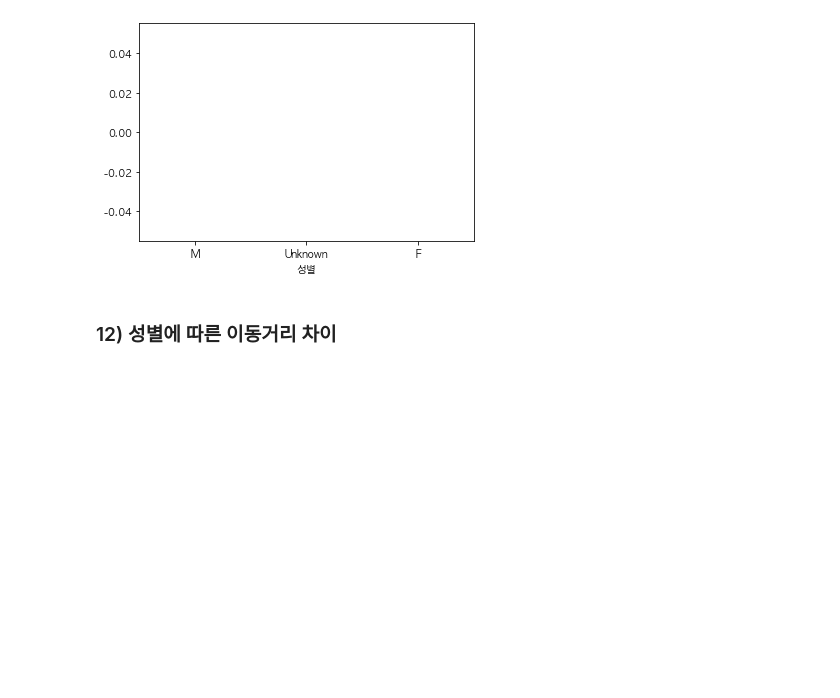
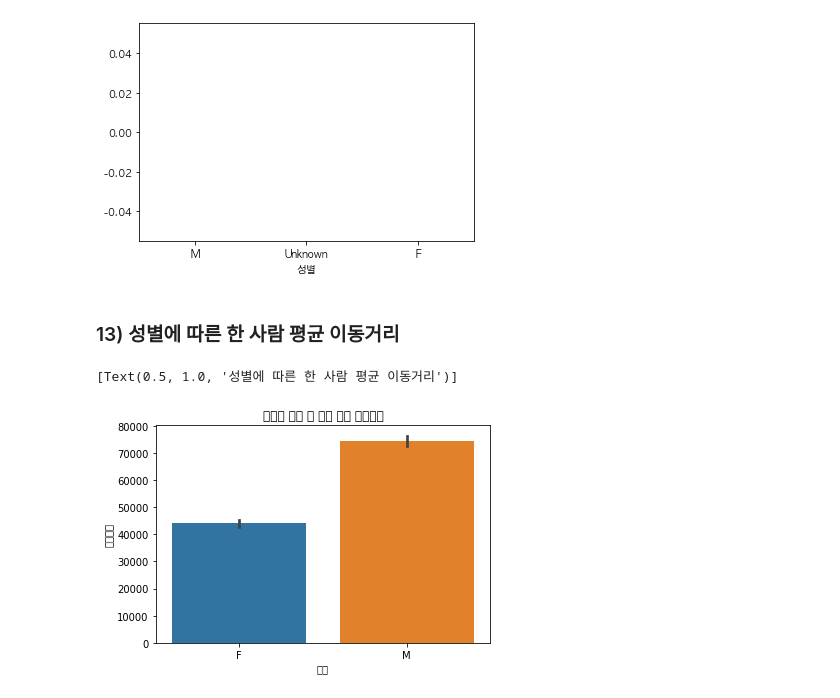
Before and after one commit to jinubot07/LikeLion_13th_DataCourse, a Jupyter notebook: 08_PRJ_team_project/Team_PRJ[MAC].ipynb, the cells around one changed output. Saved outputs shown, nothing was run; the diff lists cells and outputs as text; code cells hidden in the pictures; blank space fills up the shorter version.

```diff
--- a/08_PRJ_team_project/Team_PRJ[MAC].ipynb
+++ b/08_PRJ_team_project/Team_PRJ[MAC].ipynb
@@ -407,5 +317,10 @@ sns.barplot(x='성별', y=bike_2020['운동량'].values/ bike_2020['이용시간
 <AxesSubplot:xlabel='성별'>
 [figure]
 # %% [markdown]
-### 12) 성별에 따른 이동거리 차이
+### 13) 성별에 따른 한 사람 평균 이동거리
+# %%
+sns.barplot(x='성별', y='이동거리', data=bike_2020).set(title='성별에 따른 한 사람 평균 이동거리')
+# %% [output]
+[Text(0.5, 1.0, '성별에 따른 한 사람 평균 이동거리')]
+[figure, added]
 # %% [markdown]
```
Also changed, not shown: parts of 31 cells of this notebook.
